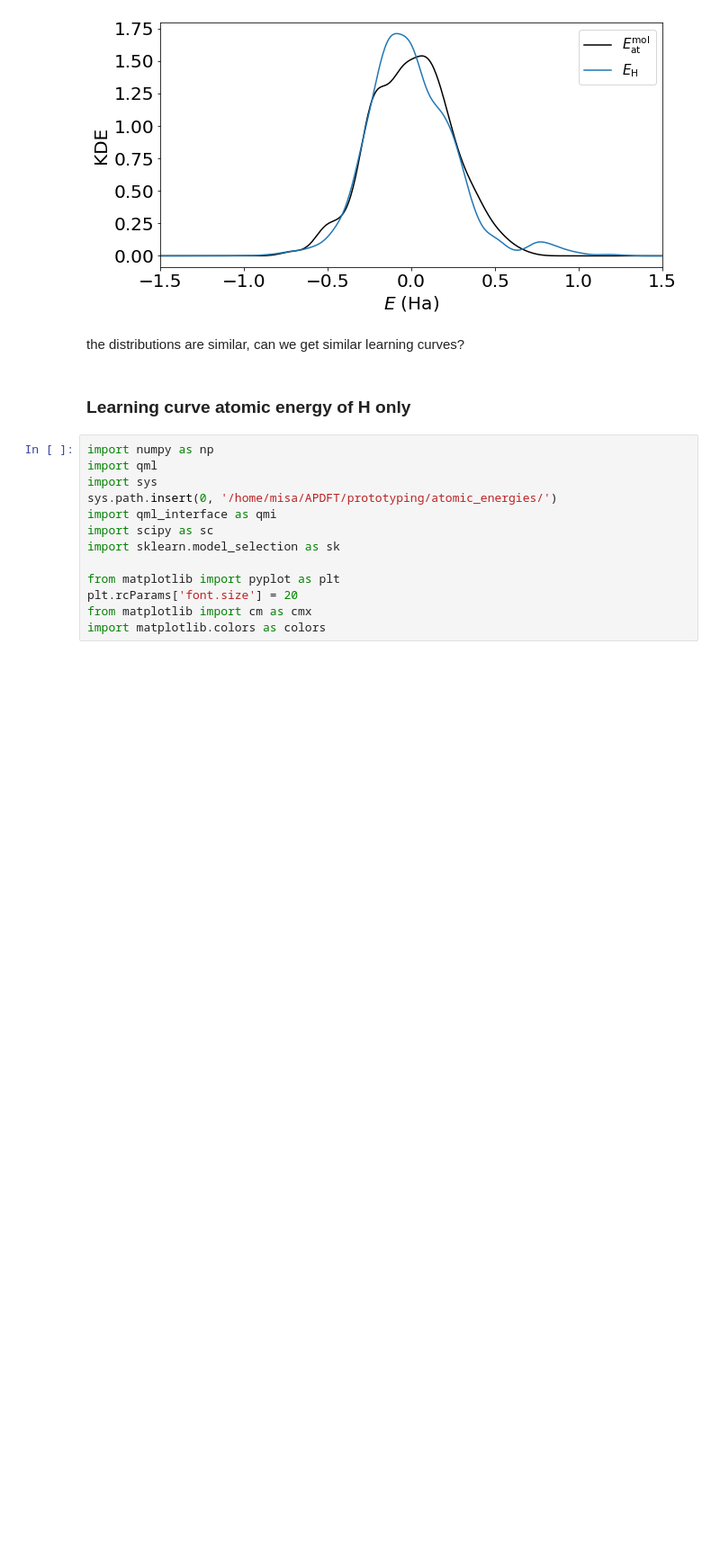
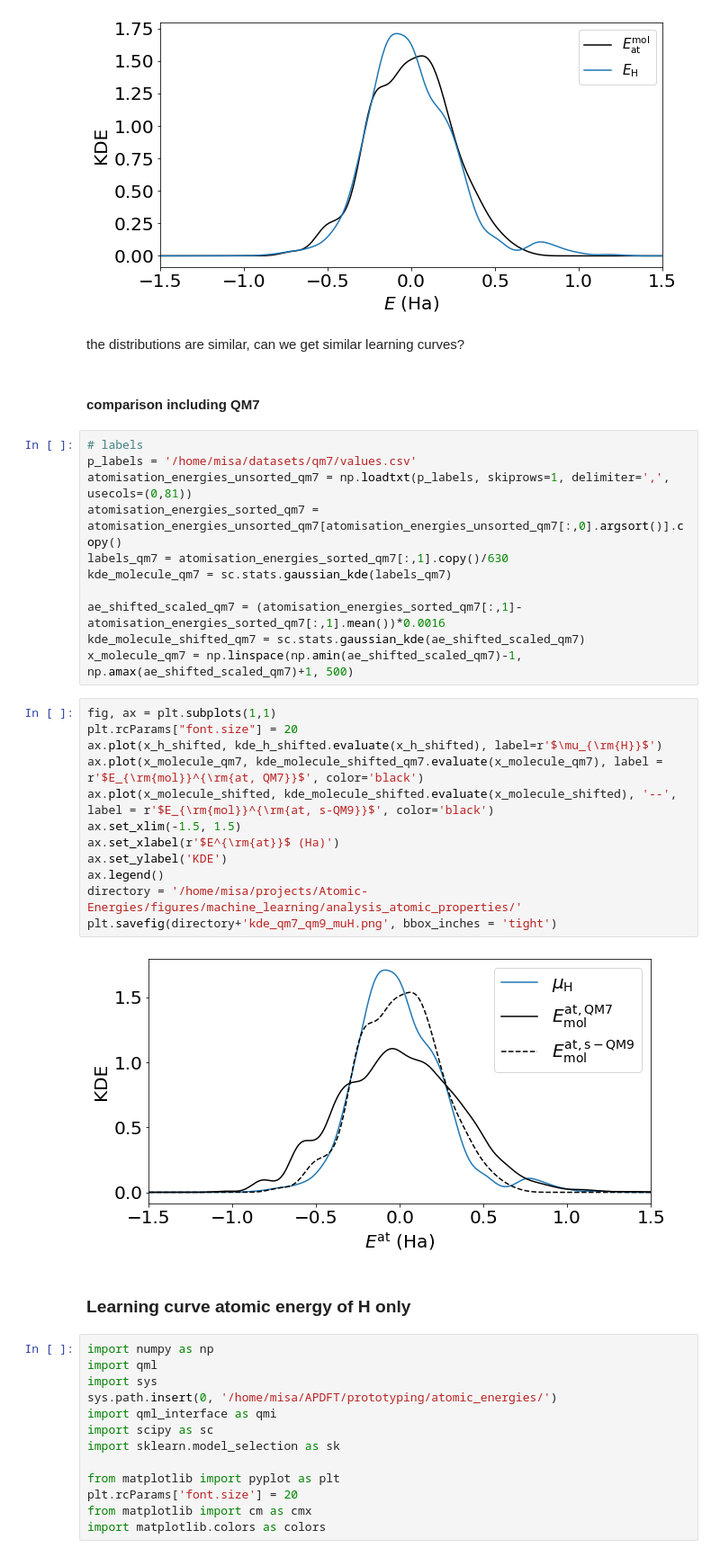
Before and after one commit to ferchault/APDFT, a Jupyter notebook: prototyping/atomic_energies/analysis/machine_learning/analysis_atomic_properties.ipynb, the cells around one changed output. Shown at 90% size. Cells and saved outputs as stored; diff of their text form; blank space fills up the shorter version.

```diff
--- a/prototyping/atomic_energies/analysis/machine_learning/analysis_atomic_properties.ipynb
+++ b/prototyping/atomic_energies/analysis/machine_learning/analysis_atomic_properties.ipynb
@@ -264,6 +272,33 @@ ax.legend()
 [figure]
 # %% [markdown]
 the distributions are similar, can we get similar learning curves?
+# %% [markdown]
+#### comparison including QM7
+# %%
+# labels
+p_labels = '/home/misa/datasets/qm7/values.csv'
+atomisation_energies_unsorted_qm7 = np.loadtxt(p_labels, skiprows=1, delimiter=',', usecols=(0,81))
+atomisation_energies_sorted_qm7 = atomisation_energies_unsorted_qm7[atomisation_energies_unsorted_qm7[:,0].argsort()].copy()
+labels_qm7 = atomisation_energies_sorted_qm7[:,1].copy()/630
+kde_molecule_qm7 = sc.stats.gaussian_kde(labels_qm7)
+
+ae_shifted_scaled_qm7 = (atomisation_energies_sorted_qm7[:,1]-atomisation_energies_sorted_qm7[:,1].mean())*0.0016
+kde_molecule_shifted_qm7 = sc.stats.gaussian_kde(ae_shifted_scaled_qm7)
+x_molecule_qm7 = np.linspace(np.amin(ae_shifted_scaled_qm7)-1, np.amax(ae_shifted_scaled_qm7)+1, 500)
+# %%
+fig, ax = plt.subplots(1,1)
+plt.rcParams["font.size"] = 20
+ax.plot(x_h_shifted, kde_h_shifted.evaluate(x_h_shifted), label=r'$\mu_{\rm{H}}$')
+ax.plot(x_molecule_qm7, kde_molecule_shifted_qm7.evaluate(x_molecule_qm7), label = r'$E_{\rm{mol}}^{\rm{at, QM7}}$', color='black')
+ax.plot(x_molecule_shifted, kde_molecule_shifted.evaluate(x_molecule_shifted), '--', label = r'$E_{\rm{mol}}^{\rm{at, s-QM9}}$', color='black')
+ax.set_xlim(-1.5, 1.5)
+ax.set_xlabel(r'$E^{\rm{at}}$ (Ha)')
+ax.set_ylabel('KDE')
+ax.legend()
+directory = '/home/misa/projects/Atomic-Energies/figures/machine_learning/analysis_atomic_properties/'
+plt.savefig(directory+'kde_qm7_qm9_muH.png', bbox_inches = 'tight')
+# %% [output]
+[figure, added]
 # %% [markdown]
 ### Learning curve atomic energy of H only
 # %%
```
Also changed, not shown: parts of 3 cells of this notebook.
